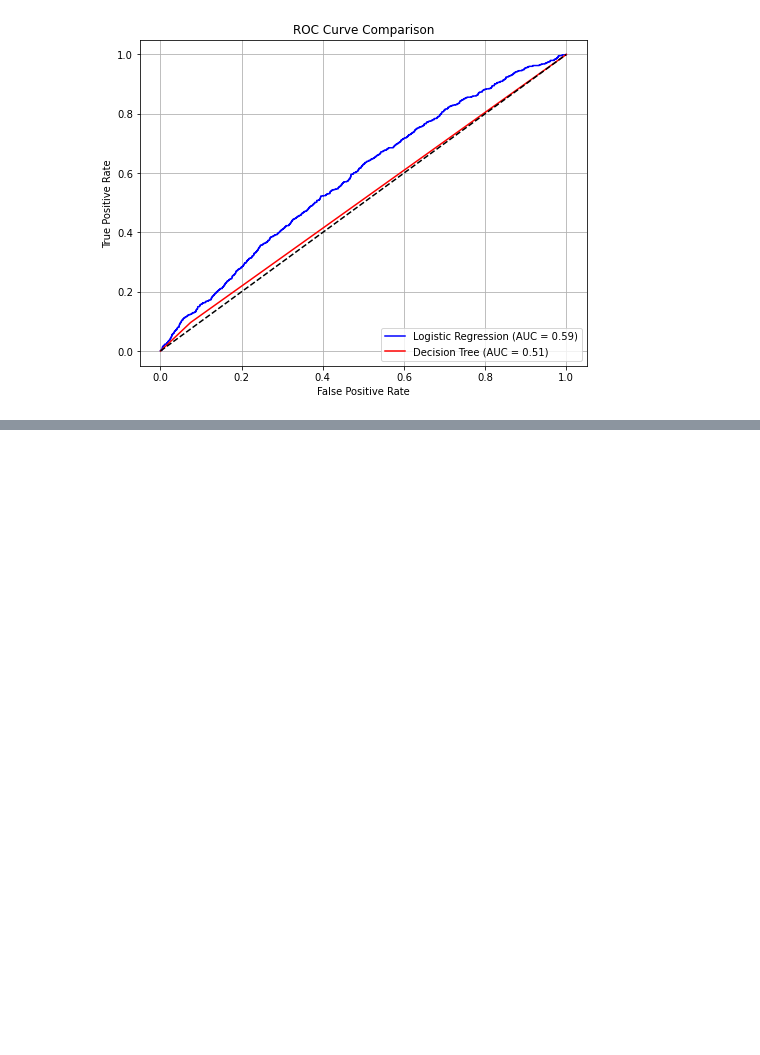
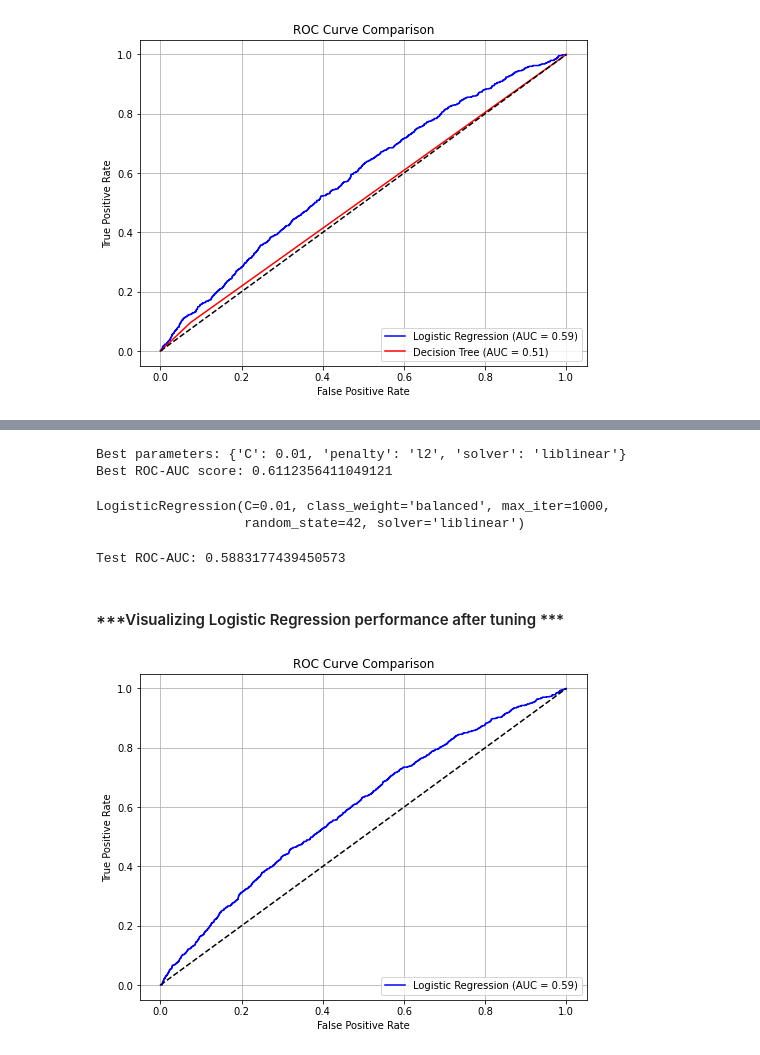
Before and after one commit to Calistus-design/Car_Insurance_Claim_Prediction, a Jupyter notebook: Index.ipynb, the cells around one changed output, grey strips where cells are left out. Cells and saved outputs as stored; diff of their text form; code cells hidden in the pictures; blank space fills up the shorter version.

Commit message:
Modeling

```diff
--- a/Index.ipynb
+++ b/Index.ipynb
@@ -958,0 +883,7 @@ SyntaxError: invalid syntax (<ipython-input-180-2d12261e7f3e>, line 3)
+# %%
+# Add polynomial terms
+X_train['age_of_car_squared'] = X_train['age_of_car'] ** 2
+X_train['age_of_policyholder_squared'] = X_train['age_of_policyholder'] ** 2
+
+X_test['age_of_car_squared'] = X_test['age_of_car'] ** 2
+X_test['age_of_policyholder_squared'] = X_test['age_of_policyholder'] ** 2
@@ -958,0 +903,72 @@ SyntaxError: invalid syntax (<ipython-input-180-2d12261e7f3e>, line 3)
+# %%
+from sklearn.linear_model import LogisticRegression
+from sklearn.model_selection import GridSearchCV
+# Define model
+log_reg = LogisticRegression(max_iter=1000, class_weight='balanced', random_state=42)
+
+# hyperparameter grid
+param_grid = {
+    'C': [0.01, 0.1, 1, 10, 100],
+    'penalty': ['l1', 'l2'],
+    'solver': ['liblinear']  #supports l1 and l2
+}
+
+# Setup GridSearchCV with 5-fold CV
+grid_search = GridSearchCV(log_reg, param_grid, cv=5, scoring='roc_auc', n_jobs=-1)
+
+# Fit on training data
+grid_search.fit(X_train, y_train)
+
+# Best params and score
+print("Best parameters:", grid_search.best_params_)
+print("Best ROC-AUC score:", grid_search.best_score_)
+# %% [output]
+Best parameters: {'C': 0.01, 'penalty': 'l2', 'solver': 'liblinear'}
+Best ROC-AUC score: 0.6112356411049121
+# %%
+# Retrain the model with the best hyperparameters
+log_reg = LogisticRegression(
+    max_iter=1000,
+    random_state=42,
+    class_weight='balanced',
+    C=0.01,
+    penalty='l2',
+    solver='liblinear'
+)
+
+# Fit the model on the full training data
+log_reg.fit(X_train, y_train)
+# %% [output]
+LogisticRegression(C=0.01, class_weight='balanced', max_iter=1000,
+                   random_state=42, solver='liblinear')
+# %%
+#Evaluate model performance on test data
+log_reg_probs = log_reg.predict_proba(X_test)[:, 1]
+
+# Calculate AUC score on test data
+test_auc = roc_auc_score(y_test, log_reg_probs)
+
+print("Test ROC-AUC:", test_auc)
+# %% [output]
+Test ROC-AUC: 0.5883177439450573
+# %% [markdown]
+#### ***Visualizing Logistic Regression performance after tuning ***
+# %%
+#Get FPR, TPR for both models
+fpr_log, tpr_log, _ = roc_curve(y_test, log_reg_probs)
+
+# Calculate AUC
+roc_auc_log = auc(fpr_log, tpr_log)
+
+# Plot the ROC curves
+plt.figure(figsize=(8, 6))
+plt.plot(fpr_log, tpr_log, color='blue', label=f'Logistic Regression (AUC = {roc_auc_log:.2f})')
+plt.plot([0, 1], [0, 1], color='black', linestyle='--')  # Diagonal line for random guess
+plt.xlabel('False Positive Rate')
+plt.ylabel('True Positive Rate')
+plt.title('ROC Curve Comparison')
+plt.legend(loc='lower right')
+plt.grid(True)
+plt.show()
+# %% [output]
+[figure, added]
```
Also changed, not shown: parts of 103 cells of this notebook.
